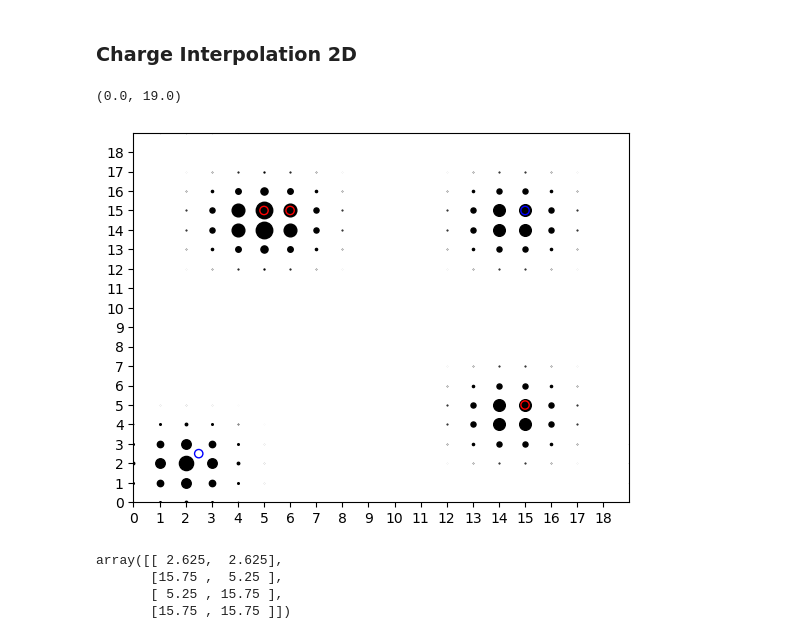
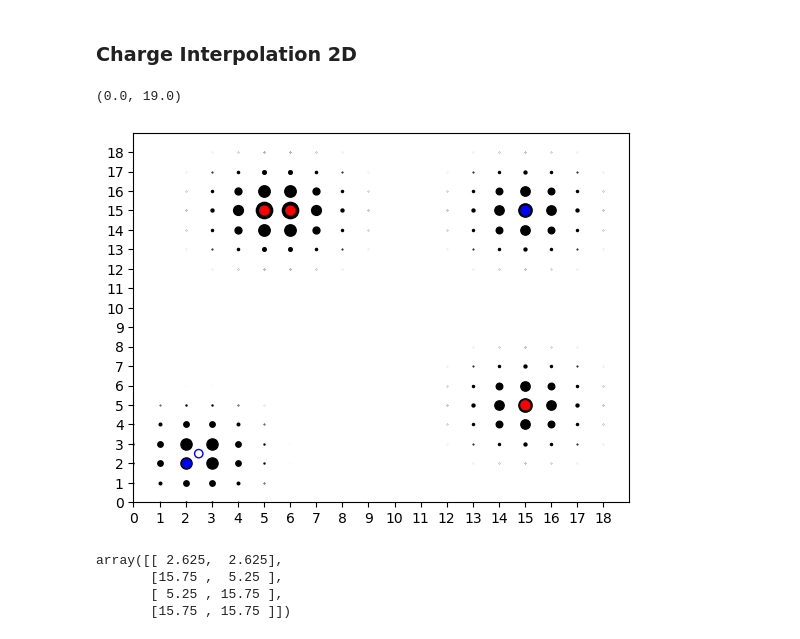
Before and after one commit to ejmeitz/CUDA_P3M, a Jupyter notebook: test_data/scripts.ipynb, the cells around one changed output. Saved outputs shown, nothing was run; the diff lists cells and outputs as text; code cells hidden in the pictures.

```diff
--- a/test_data/scripts.ipynb
+++ b/test_data/scripts.ipynb
@@ -74,7 +74,7 @@ a = 2 #lattice param
 lat_vecs = np.array([[a,0],[0,a]])
 rec_lat_vecs = np.array([[1/a,0],[0,1/a]])
 
-n = 7 #spline interpolation order
+n = 8 #spline interpolation order
 K = 20 #num grids in each dim
 K1 = K
 K2 = K
@@ -160,7 +109,7 @@ for i in range(len(charges)):
 
         q_n_0 = charges[i]*M(u[i,0] - l0, n) #if 0 <= u_i0 - l0 <= n will be non-zero
 
-        l0 += int(n//2) # Shift
+        l0 += int(np.ceil(n/2)) # Shift
         if l0 < 0: # Apply PBC
             l0 += K1
         elif l0 >= K1:
@@ -172,7 +121,7 @@ for i in range(len(charges)):
             q_n_1 = q_n_0*M(u[i,1] - l1, n) #if 0 <= u_i1 - l1 <= n will be non-zero
 
 
-            l1 += int(n//2) # Shift
+            l1 += int(np.ceil(n/2)) # Shift
             if l1 < 0: # Apply PBC
                 l1 += K2
             elif l1 >= K2:
@@ -183,27 +132,27 @@ for i in range(len(charges)):
 # %%
 
 # Get the colormap used in the colorbar
 for k1 in range(K1):
     for k2 in range(K2):
         if Q_mine[k1,k2] < 0:
             c = 'b'
         else:
             c = 'r'
         plt.scatter(k1,k2, s = 400*np.abs(Q_mine[k1,k2]), c = 'k')
 
 colors = {-1 : 'b', 1 : 'r'}
 for i in range(len(charges)):
     nearest_grid = np.round(u[i])
-    # plt.scatter(nearest_grid[0],nearest_grid[1], c = colors[charges[i]])
+    plt.scatter(nearest_grid[0],nearest_grid[1], c = colors[charges[i]])
     plt.scatter(u[i,0],u[i,1], c = 'none', edgecolor = colors[charges[i]])
 plt.xticks(np.arange(0,K1-1))
 plt.yticks(np.arange(0,K2-1))
 # plt.grid(color = 'k', linewidth = 1)
 plt.xlim([0,K1-1])
 plt.ylim([0,K2-1])
 # %% [output]
 (0.0, 19.0)
-[figure, old version]
+[figure, new version]
 # %%
 u
 # %% [output]
```
Also changed, not shown: parts of 1 cell of this notebook, 13 other files.
